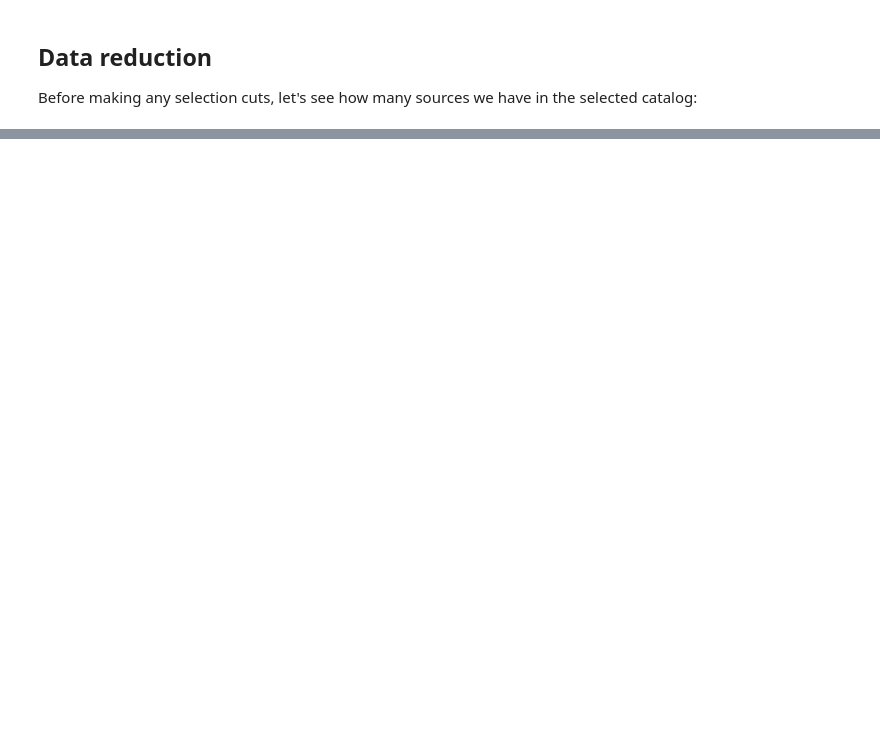
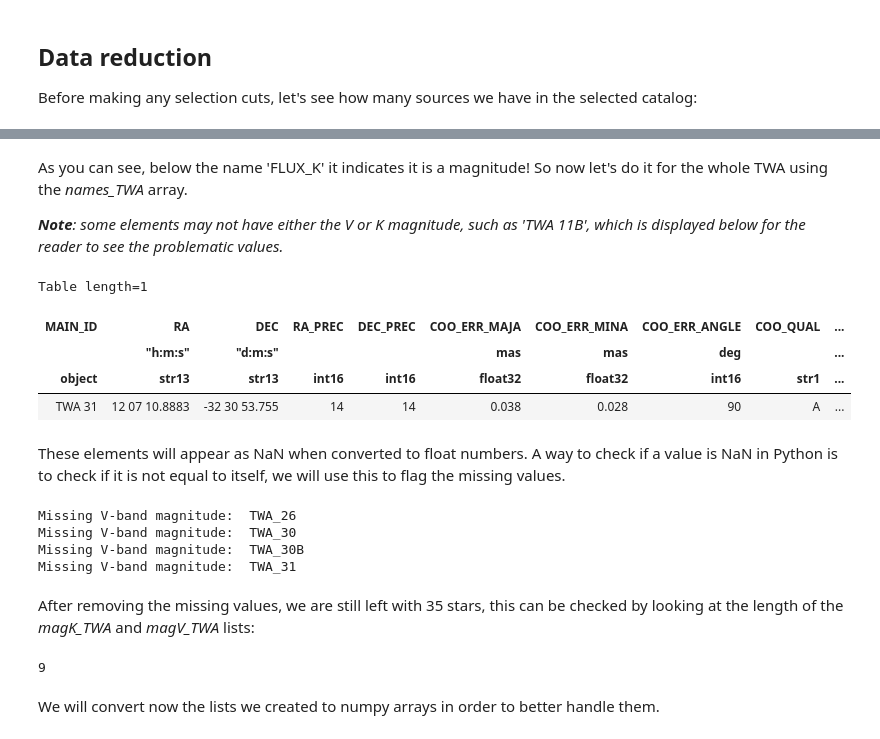
Before and after one commit to ScienceBetter/notebooks-stsci, a Jupyter notebook: UV_excess_in_low_mass_stars/UV_excess_in_low_mass_stars.ipynb, the cells around one changed output, grey strips where cells are left out. Cells and saved outputs as stored; diff of their text form; code cells hidden in the pictures; blank space fills up the shorter version.

```diff
--- a/UV_excess_in_low_mass_stars/UV_excess_in_low_mass_stars.ipynb
+++ b/UV_excess_in_low_mass_stars/UV_excess_in_low_mass_stars.ipynb
@@ -302,0 +252,52 @@ plt.show()
+# %% [markdown]
+As you can see, below the name 'FLUX_K' it indicates it is a magnitude! So now let's do it for the whole TWA using the _names_TWA_ array.
+
+_**Note**: some elements may not have either the V or K magnitude, such as 'TWA 11B', which is displayed below for the reader to see the problematic values._
+# %%
+table_twa31 = Simbad.query_object('TWA 31')
+
+table_twa31
+# %% [output]
+Table length=1
+| MAIN_ID | RA | DEC | RA_PREC | DEC_PREC | COO_ERR_MAJA | COO_ERR_MINA | COO_ERR_ANGLE | COO_QUAL | ... |
+|  | "h:m:s" | "d:m:s" |  |  | mas | mas | deg |  | ... |
+| object | str13 | str13 | int16 | int16 | float32 | float32 | int16 | str1 | ... |
+| TWA 31 | 12 07 10.8883 | -32 30 53.755 | 14 | 14 | 0.038 | 0.028 | 90 | A | ... |
+# %% [markdown]
+These elements will appear as NaN when converted to float numbers. A way to check if a value is NaN in Python is to check if it is not equal to itself, we will use this to flag the missing values.
+# %%
+n = len(names_TWA)
+magK_TWA = []
+magV_TWA = []
+missing_val_i = []
+
+for i in range(n):
+    table = Simbad.query_object(names_TWA[i])
+    if (float(table['FLUX_V']) != float(table['FLUX_V'])):
+        print('Missing V-band magnitude: ',names_TWA[i])
+        missing_val_i.append(i)
+        magK_TWA.append(float(table['FLUX_K']))
+        magV_TWA.append(0)
+        continue
+    elif (float(table['FLUX_K']) != float(table['FLUX_K'])):
+        print('Missing K-band magnitude: ',names_TWA[i])
+        missing_val_i.append(i)
+        magK_TWA.append(0)
+        magV_TWA.append(float(table['FLUX_V']))
+        continue
+    else:
+        magK_TWA.append(float(table['FLUX_K']))
+        magV_TWA.append(float(table['FLUX_V']))
+# %% [output]
+Missing V-band magnitude:  TWA_26
+Missing V-band magnitude:  TWA_30
+Missing V-band magnitude:  TWA_30B
+Missing V-band magnitude:  TWA_31
+# %% [markdown]
+After removing the missing values, we are still left with 35 stars, this can be checked by looking at the length of the _magK_TWA_ and _magV_TWA_ lists:
+# %%
+print(len(magK_TWA))
+# %% [output]
+9
+# %% [markdown]
+We will convert now the lists we created to numpy arrays in order to better handle them.
```
Also changed, not shown: parts of 46 cells of this notebook.
